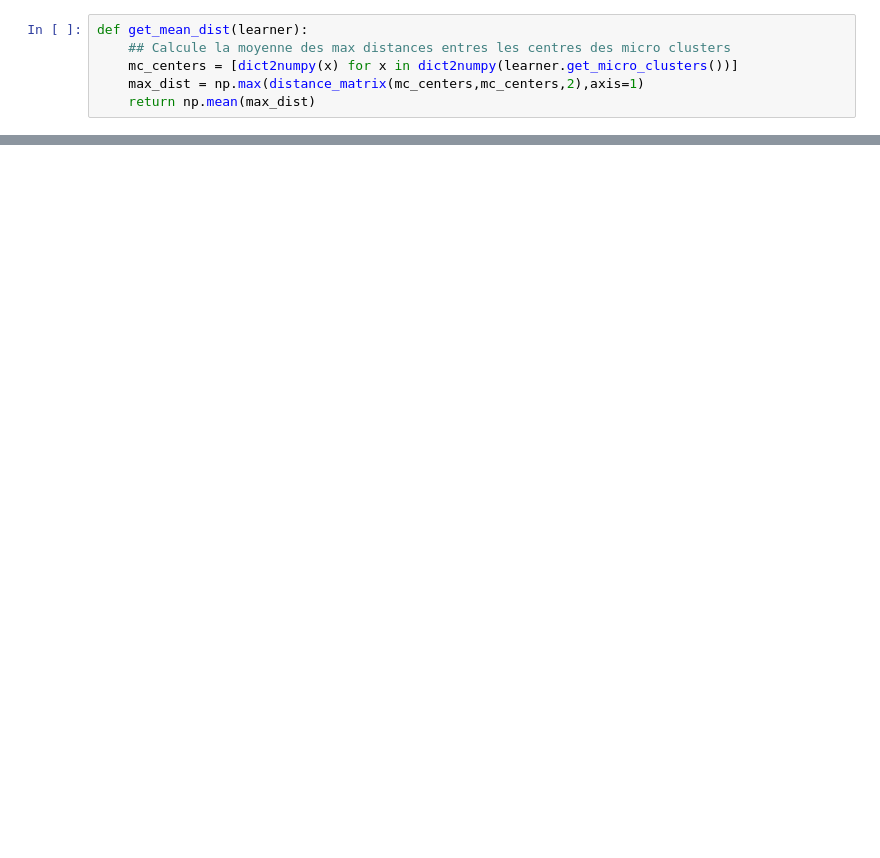
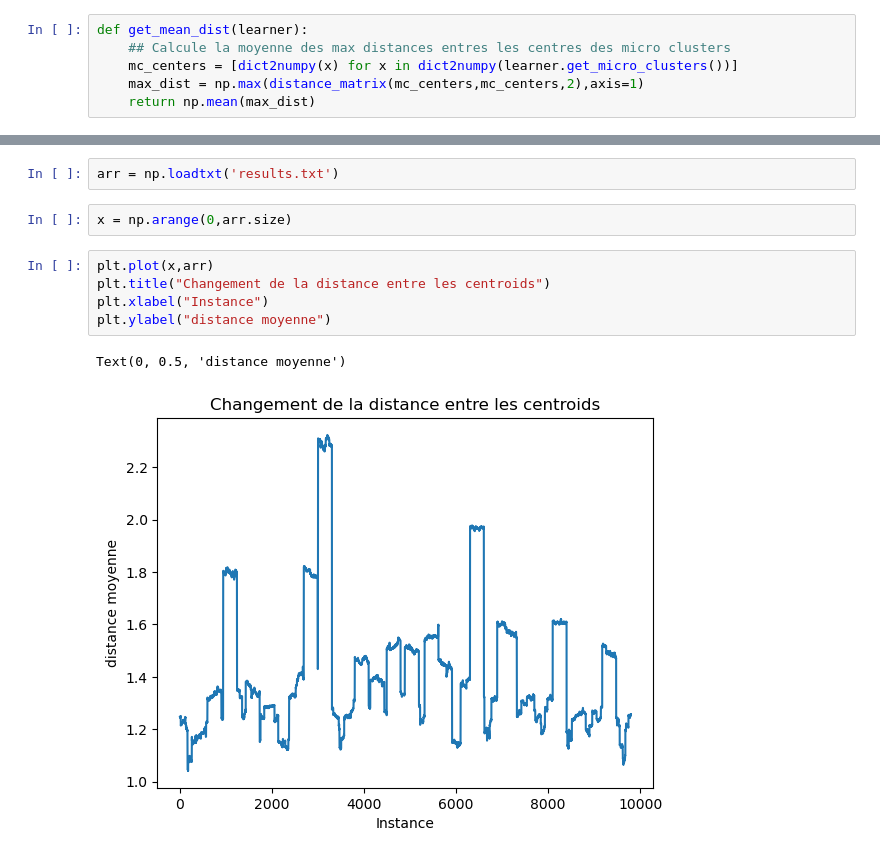
Before and after one commit to Dead8Pixel/ConceptDriftClustering, a Jupyter notebook: main.ipynb, the cells around one changed output, grey strips where cells are left out. Saved outputs shown, nothing was run; the diff lists cells and outputs as text; blank space fills up the shorter version.

```diff
--- a/main.ipynb
+++ b/main.ipynb
@@ -67,0 +71,12 @@ for x,y in dataset:
+# %%
+arr = np.loadtxt('results.txt')
+# %%
+x = np.arange(0,arr.size)
+# %%
+plt.plot(x,arr)
+plt.title("Changement de la distance entre les centroids")
+plt.xlabel("Instance")
+plt.ylabel("distance moyenne")
+# %% [output]
+Text(0, 0.5, 'distance moyenne')
+[figure, added]
```
Also changed, not shown: parts of 4 cells of this notebook.
